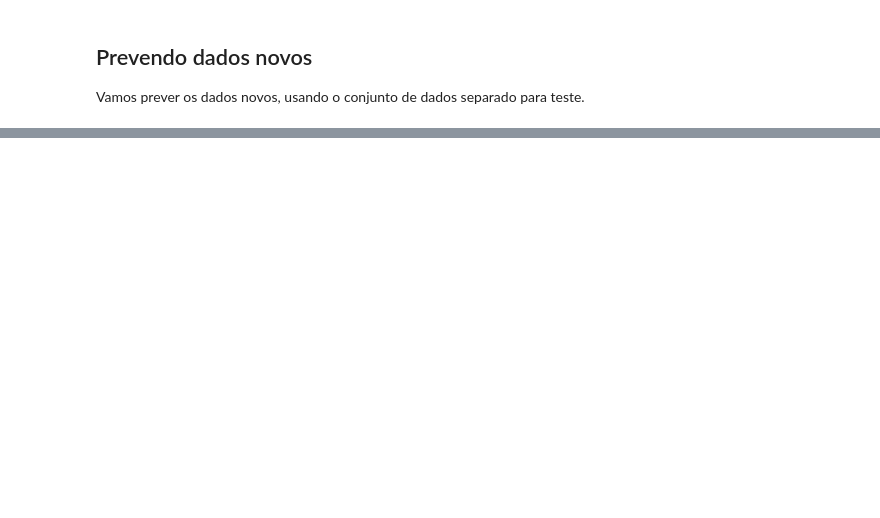
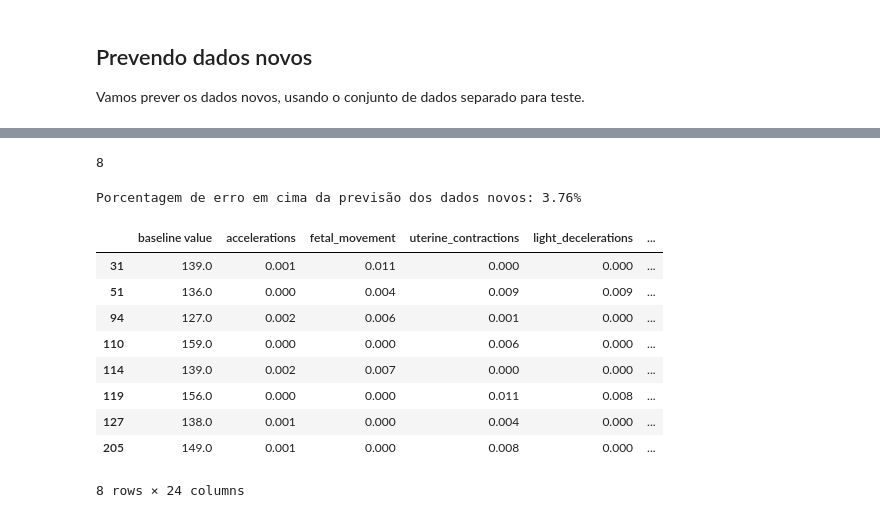
Before and after one commit to villani31/Clf_Saude_Fetal, a Jupyter notebook: Projeto_Classificacao_Pycaret.ipynb, the cells around one changed output, grey strips where cells are left out. Cells and saved outputs as stored; diff of their text form; code cells hidden in the pictures; blank space fills up the shorter version.

```diff
--- a/Projeto_Classificacao_Pycaret.ipynb
+++ b/Projeto_Classificacao_Pycaret.ipynb
@@ -582,0 +585,22 @@ Saúde fetal 7.84% como Patológico
+# %%
+valores_diferentes.shape[0]
+# %% [output]
+8
+# %%
+print('Porcentagem de erro em cima da previsão dos dados novos: {}%'.format(round(valores_diferentes.shape[0] / test_preds.shape[0] * 100,2)))
+# %% [output]
+Porcentagem de erro em cima da previsão dos dados novos: 3.76%
+# %%
+# tabelas com os erro de previsão
+test_preds[~(test_preds['fetal_health'] == test_preds['Label'])]
+# %% [output]
+|  | baseline value | accelerations | fetal_movement | uterine_contractions | light_decelerations | ... |
+| 31 | 139.0 | 0.001 | 0.011 | 0.000 | 0.000 | ... |
+| 51 | 136.0 | 0.000 | 0.004 | 0.009 | 0.009 | ... |
+| 94 | 127.0 | 0.002 | 0.006 | 0.001 | 0.000 | ... |
+| 110 | 159.0 | 0.000 | 0.000 | 0.006 | 0.000 | ... |
+| 114 | 139.0 | 0.002 | 0.007 | 0.000 | 0.000 | ... |
+| 119 | 156.0 | 0.000 | 0.000 | 0.011 | 0.008 | ... |
+| 127 | 138.0 | 0.001 | 0.000 | 0.004 | 0.000 | ... |
+| 205 | 149.0 | 0.001 | 0.000 | 0.008 | 0.000 | ... |
+8 rows × 24 columns
```
Also changed, not shown: parts of 19 cells of this notebook.
